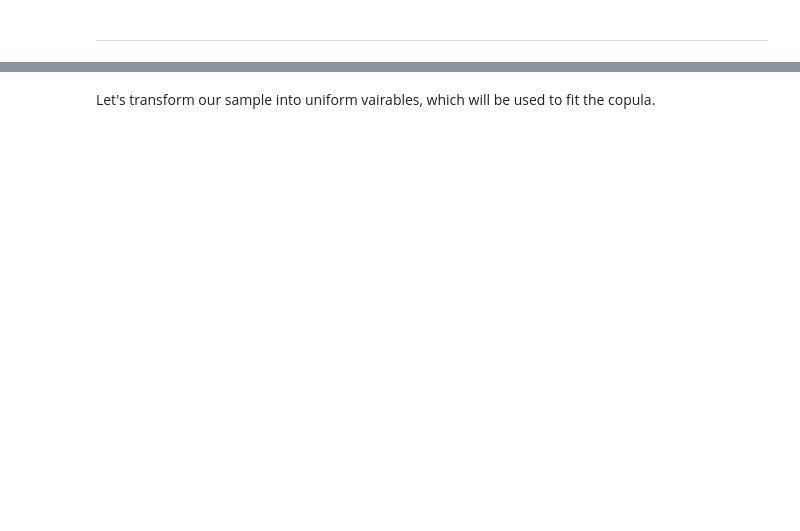
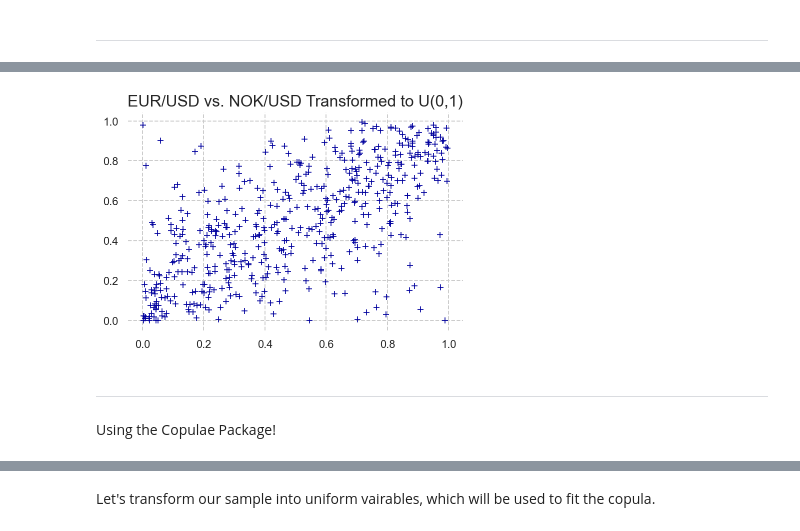
Before and after one commit to Sinbad-The-Sailor/Financial-Mathematics-Notebooks, a Jupyter notebook: dependency_modelling.ipynb, the cells around one changed output, grey strips where cells are left out. Cells and saved outputs as stored; diff of their text form; code cells hidden in the pictures; blank space fills up the shorter version.

```diff
--- a/dependency_modelling.ipynb
+++ b/dependency_modelling.ipynb
@@ -171,0 +234,8 @@ Normal (boring) bivariate copula in canonical representation.
+# %%
+import pandas as pd
+
+eur_u1 = stats.norm.cdf(eur_normalized)
+nok_u2 = stats.norm.cdf(nok_normalized)
+
+transformed_sample = pd.DataFrame(zip(eur_u1, nok_u2), columns=['EUR/USD', 'NOK/USD'], index=eur_weekly_returns.index[1:])
+transformed_sample
@@ -171,0 +257,7 @@ Normal (boring) bivariate copula in canonical representation.
+# %%
+plt.scatter(eur_u1, nok_u2, marker='+', linewidths=0.85)
+plt.box(False)
+plt.title('EUR/USD vs. NOK/USD Transformed to U(0,1)', fontsize=16)
+plt.show()
+# %% [output]
+[figure, added]
@@ -171,0 +282,4 @@ Normal (boring) bivariate copula in canonical representation.
+# %% [markdown]
+---
+
+Using the Copulae Package!
```
Also changed, not shown: parts of 44 cells of this notebook, 1 other file.
